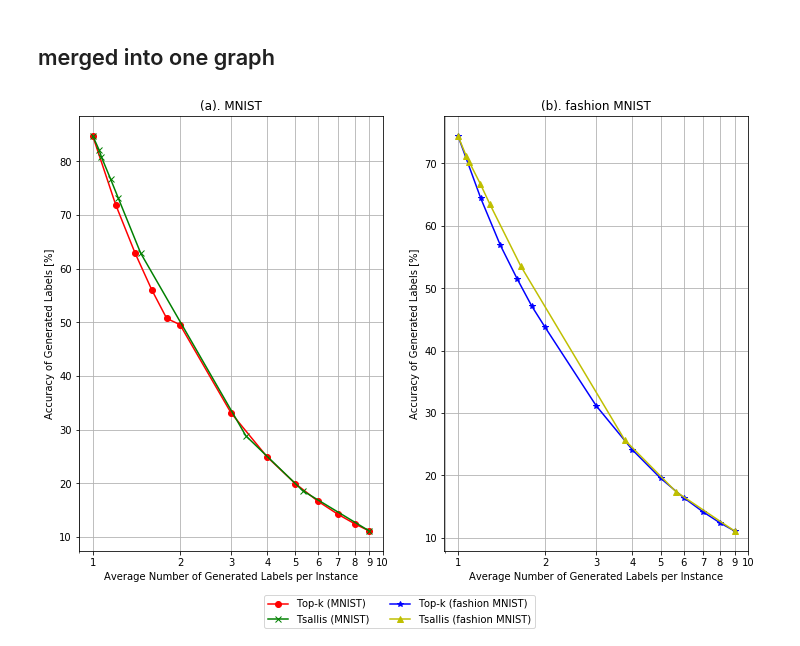
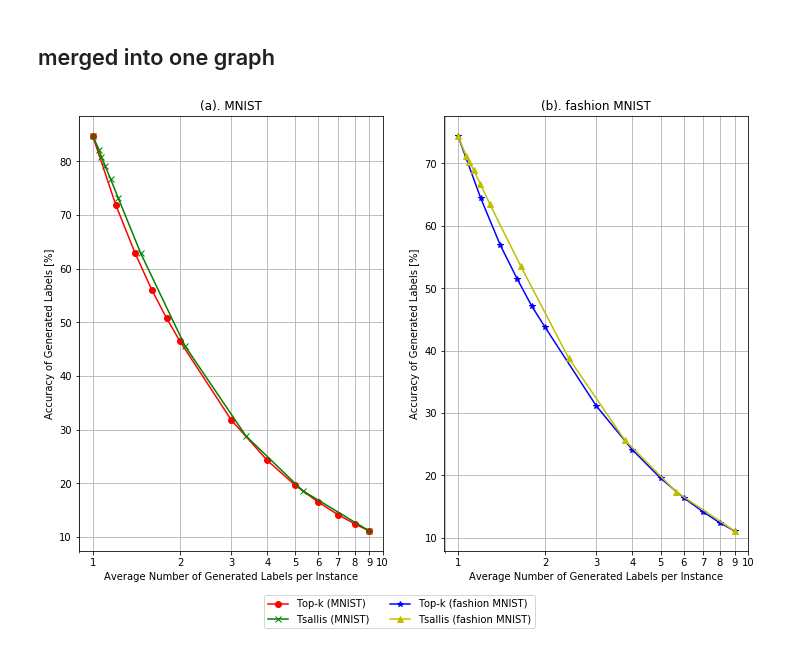
Before and after one commit to 1W1521375/entropy_labelling, a Jupyter notebook: final_experiments/top-R.ipynb, the cells around one changed output. Cells and saved outputs as stored; diff of their text form; code cells hidden in the pictures.

Commit message:
graph

```diff
--- a/final_experiments/top-R.ipynb
+++ b/final_experiments/top-R.ipynb
@@ -327,14 +327,14 @@ Rs = [1.0, 1.2, 1.4, 1.6, 1.8]
 Rs.extend([i for i in range(2, 10)])
 
 # for MNIST
-topr_mnist = [84.8, 71.96666666666667, 62.93571428571429, 56.03125, 50.738888888888894, 49.57270833333334, 33.128650793650806, 24.887500000000006, 19.934380952380938, 16.60902777777778, 14.243968253968252, 12.463125, 11.094444444444445]
-tsallis_lacc_mnist = [11.094444444444445, 18.58582054420488, 28.844444444444445, 62.90983606557377, 73.24346405228758, 76.71292281006072, 80.86794213719085, 82.20742150333017, 84.8]
-tsallis_lnum_mnist = [9.0, 5.3105, 3.375, 1.464, 1.224, 1.153, 1.0715, 1.051, 1.0]
+topr_mnist = [84.8, 71.96666666666667, 62.93571428571429, 56.03125, 50.738888888888894, 46.475, 31.866666666666667, 24.2625, 19.6, 16.483333333333334, 14.17142857142857, 12.45, 11.094444444444445]
+tsallis_lacc_mnist = [11.094444444444445, 18.58582054420488, 28.844444444444445, 45.561420345489445, 62.90983606557377, 73.24346405228758, 76.71292281006072, 79.23844061650045, 80.86794213719085, 82.20742150333017, 84.8]
+tsallis_lnum_mnist = [9.0, 5.3105, 3.375, 2.084, 1.464, 1.224, 1.153, 1.103, 1.0715, 1.051, 1.0]
 
 # for fashion MNIST
 topr_fmnist = [74.45, 64.38333333333334, 56.921428571428564, 51.525, 47.09444444444445, 43.725, 31.15, 24.0875, 19.55, 16.45, 14.17142857142857, 12.41875, 11.083333333333334]
-tsallis_lacc_fmnist = [74.45, 71.1214953271028, 70.24680073126143, 66.77838290741516, 63.42502905850446, 53.58444714459295, 25.69832402234637, 17.395538243626063, 11.083333333333334]
-tsallis_lnum_fmnist = [1.0, 1.07, 1.094, 1.1935, 1.2905, 1.646, 3.759, 5.648, 9.0]
+tsallis_lacc_fmnist = [74.45, 71.1214953271028, 70.24680073126143, 68.95943562610229, 66.77838290741516, 63.42502905850446, 53.58444714459295, 38.82890365448505, 25.69832402234637, 17.395538243626063, 11.083333333333334]
+tsallis_lnum_fmnist = [1.0, 1.07, 1.094, 1.134, 1.1935, 1.2905, 1.646, 2.408, 3.759, 5.648, 9.0]
 
 # Labels to use in the legend for each line
 line_labels = ["Top-k (MNIST)", "Tsallis (MNIST)", "Top-k (fashion MNIST)", "Tsallis (fashion MNIST)"]
@@ -351,31 +351,31 @@ ax1.set_xscale('log')
 ax1.set_xticks(pos)
 ax1.set_xticklabels(ticks)
 ax1.grid(which = 'both')
 ax1.set_xlabel("Average Number of Generated Labels per Instance")
 ax1.set_ylabel("Accuracy of Generated Labels [%]")
 ax1.title.set_text("(a). MNIST")
 
 l3 = ax2.plot(Rs, topr_fmnist, marker = '*', color = 'b')
 l4 = ax2.plot(tsallis_lnum_fmnist, tsallis_lacc_fmnist, marker = '^', color = 'y')
 # ax2 settings
 ax2.set_xscale('log')
 ax2.set_xticks(pos)
 ax2.set_xticklabels(ticks)
 ax2.grid(which = 'both')
 ax2.set_xlabel("Average Number of Generated Labels per Instance")
 ax2.set_ylabel("Accuracy of Generated Labels [%]")
 ax2.title.set_text("(b). fashion MNIST")
 
 # Create the legend
 fig.legend([l1, l2, l3, l4],     # The line objects
            labels = line_labels,   # The labels for each line
            loc = "lower center",   # Position of legend
            borderaxespad = 0.1,    # Small spacing around legend box
            ncol = 2)
 
 # Adjust the scaling factor to fit your legend text completely outside the plot
 # (smaller value results in more space being made for the legend)
 plt.subplots_adjust(bottom = 0.125)
 plt.savefig("final_exp.pdf")
 # %% [output]
-[figure, old version]
+[figure, new version]
```
Also changed, not shown: 5 other files.
